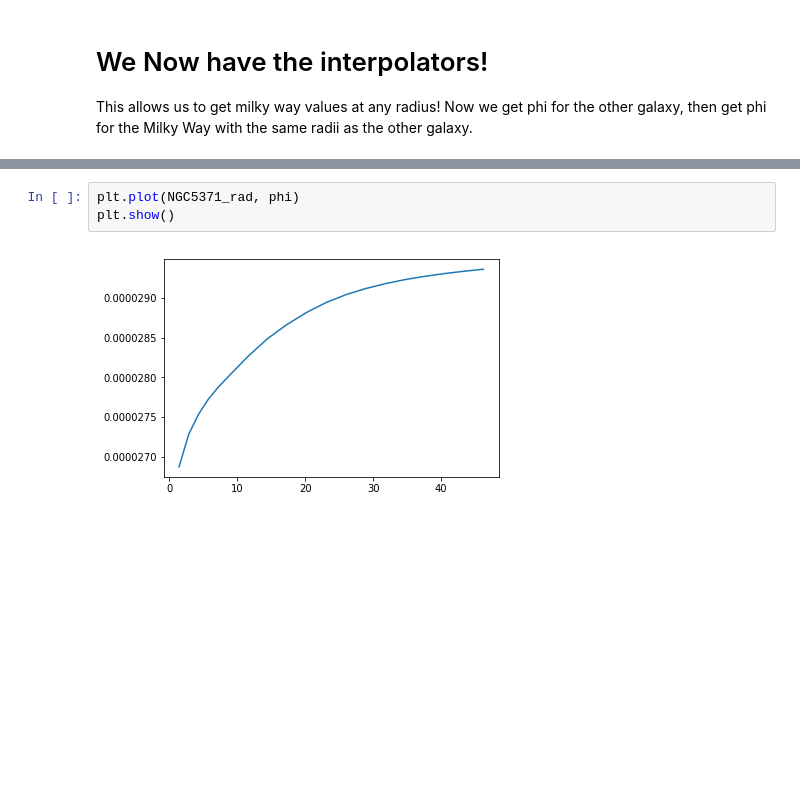
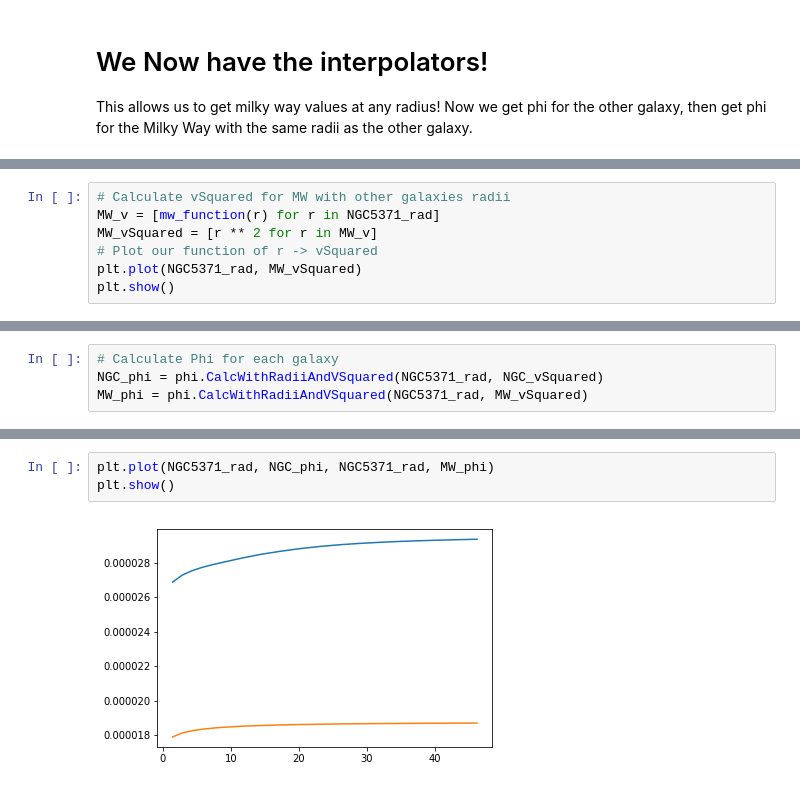
Before and after one commit to Cisneros-Galaxy/RCFM, a Jupyter notebook: Model.ipynb, the cells around one changed output, grey strips where cells are left out. Cells and saved outputs as stored; diff of their text form; blank space fills up the shorter version.

Commit message:
Updated model to plot both Phis

```diff
--- a/Model.ipynb
+++ b/Model.ipynb
@@ -61,0 +59,7 @@ AttributeError: 'list' object has no attribute 'CalcWithRadiiAndVSquared'
+# %%
+# Calculate vSquared for MW with other galaxies radii
+MW_v = [mw_function(r) for r in NGC5371_rad]
+MW_vSquared = [r ** 2 for r in MW_v]
+# Plot our function of r -> vSquared
+plt.plot(NGC5371_rad, MW_vSquared)
+plt.show()
@@ -61,0 +68,4 @@ AttributeError: 'list' object has no attribute 'CalcWithRadiiAndVSquared'
+# %%
+# Calculate Phi for each galaxy
+NGC_phi = phi.CalcWithRadiiAndVSquared(NGC5371_rad, NGC_vSquared)
+MW_phi = phi.CalcWithRadiiAndVSquared(NGC5371_rad, MW_vSquared)
@@ -62,5 +81,5 @@ AttributeError: 'list' object has no attribute 'CalcWithRadiiAndVSquared'
 # %%
-plt.plot(NGC5371_rad, phi)
+plt.plot(NGC5371_rad, NGC_phi, NGC5371_rad, MW_phi)
 plt.show()
 # %% [output]
-[figure, old version]
+[figure, new version]
```
Also changed, not shown: parts of 5 cells of this notebook.
